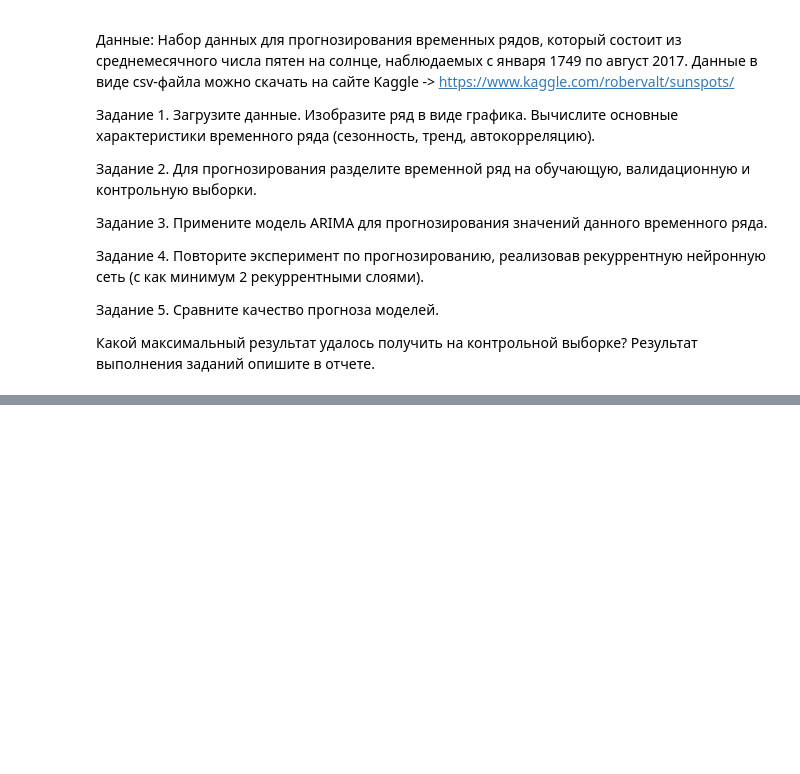
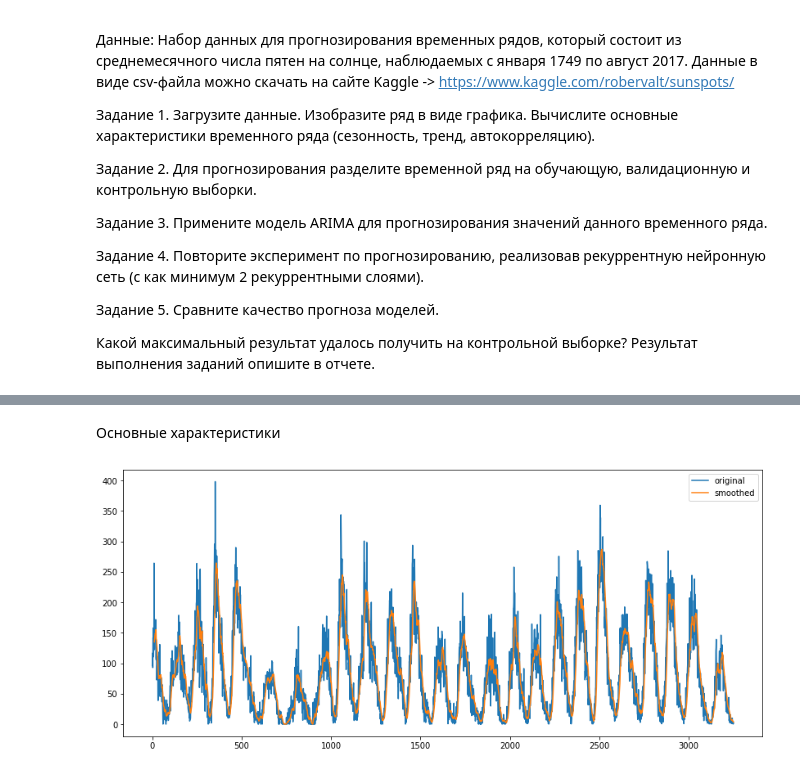
Before and after one commit to denmoroz/mo-labs-2, a Jupyter notebook: Lab8.ipynb, the cells around one changed output, grey strips where cells are left out. Drawn from its saved outputs; the diff is of its cells as text; code cells hidden in the pictures; blank space fills up the shorter version.

```diff
--- a/Lab8.ipynb
+++ b/Lab8.ipynb
@@ -22,0 +36,6 @@
+# %%
+df = pd.read_csv("./Sunspots.csv", index_col="Date", parse_dates=True).drop(columns="Unnamed: 0")
+df["Values"] = df["Monthly Mean Total Sunspot Number"].copy()
+del df["Monthly Mean Total Sunspot Number"]
+
+df
@@ -22,0 +68,10 @@
+# %% [markdown]
+Основные характеристики
+# %%
+plt.figure(figsize=(14, 6))
+plt.plot(np.arange(len(df)), df.Values, label="original")
+plt.plot(np.arange(len(df)), df.Values.rolling(12).mean(), label="smoothed")
+plt.legend()
+plt.show()
+# %% [output]
+[figure, added]
```
Also changed, not shown: parts of 27 cells of this notebook.
